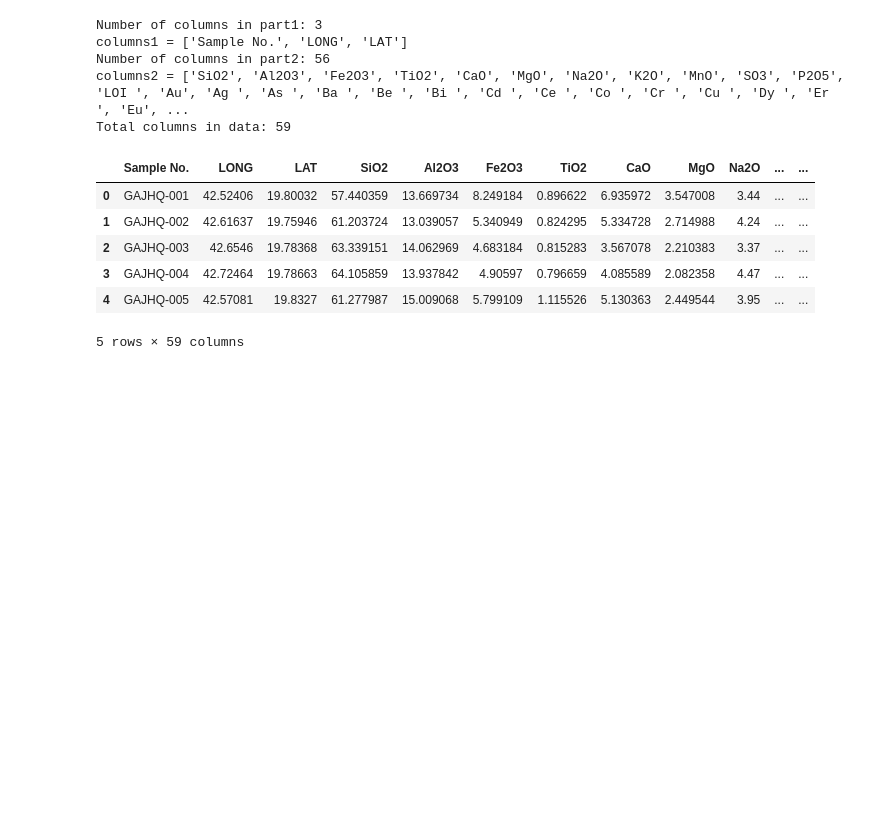
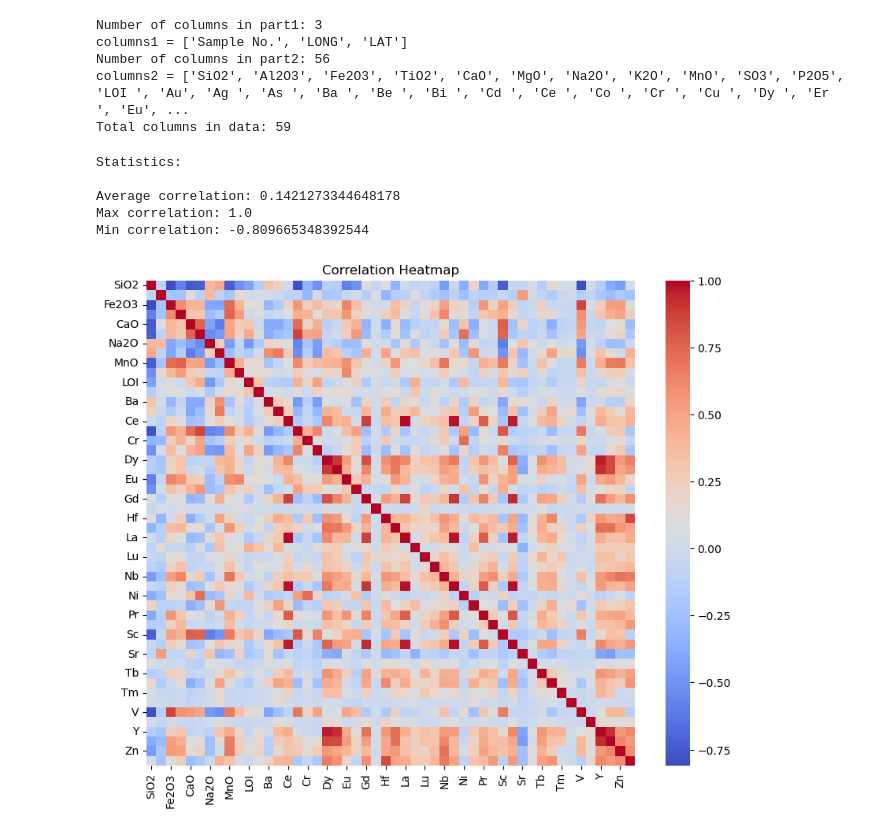
Before and after one commit to tyhowee/personal_code, a Jupyter notebook: data_analysis/saudi_data.ipynb, the cells around one changed output. Cells and saved outputs as stored; diff of their text form; code cells hidden in the pictures; blank space fills up the shorter version.

```diff
--- a/data_analysis/saudi_data.ipynb
+++ b/data_analysis/saudi_data.ipynb
@@ -4,4 +8,5 @@ import numpy as np
 # %%
-# Import file 1
+### Import file 1
 gajhq_filepath = r"C:\Users\TyHow\MinersAI Dropbox\Science\Geo Data\Saudi Arabia\Jabal Al Hasir\GA  GAJHQ   Jabal al Hasir Data.xlsx"
-gajhq_data = pd.read_excel(gajhq_filepath, sheet_name="Jabal al Hasir Database")
+gajhq_raw_data = pd.read_excel(gajhq_filepath, sheet_name="Jabal al Hasir Database")
+gajhq_raw_data.head(5)
@@ -8,7 +21,7 @@ gajhq_data = pd.read_excel(gajhq_filepath, sheet_name="Jabal al Hasir Database")
 # %%
-# Set custom headers, drop header rows, and reset index
-gajhq_columns_part1 = gajhq_data.iloc[6, 0:3].tolist()
-gajhq_columns_part2 = gajhq_data.iloc[4, 3:].tolist()
+### Set custom headers, drop header rows, and reset index
+gajhq_columns_part1 = gajhq_raw_data.iloc[6, 0:3].tolist()
+gajhq_columns_part2 = gajhq_raw_data.iloc[4, 3:].tolist()
 
 gajhq_columns = gajhq_columns_part1 + gajhq_columns_part2
 
@@ -16,8 +29,9 @@ print("Number of columns in part1:", len(gajhq_columns_part1))
 print('columns1 =', gajhq_columns_part1)
 print("Number of columns in part2:", len(gajhq_columns_part2))
 print('columns2 =', gajhq_columns_part2)
-print("Total columns in data:", gajhq_data.shape[1])
+print("Total columns in data:", gajhq_raw_data.shape[1])
 
+gajhq_data = gajhq_raw_data.copy()
 gajhq_data.columns = gajhq_columns
 gajhq_data.columns = gajhq_data.columns.str.strip()
 gajhq_data = gajhq_data.iloc[7:].reset_index(drop=True)
@@ -27,13 +41,3 @@ columns1 = ['Sample No.', 'LONG', 'LAT']
 Number of columns in part2: 56
 columns2 = ['SiO2', 'Al2O3', 'Fe2O3', 'TiO2', 'CaO', 'MgO', 'Na2O', 'K2O', 'MnO', 'SO3', 'P2O5', 'LOI ', 'Au', 'Ag ', 'As ', 'Ba ', 'Be ', 'Bi ', 'Cd ', 'Ce ', 'Co ', 'Cr ', 'Cu ', 'Dy ', 'Er ', 'Eu', ...
 Total columns in data: 59
-# %%
-gajhq_data.head(5)
-# %% [output]
-|  | Sample No. | LONG | LAT | SiO2 | Al2O3 | Fe2O3 | TiO2 | CaO | MgO | Na2O | ... | ... |
-| 0 | GAJHQ-001 | 42.52406 | 19.80032 | 57.440359 | 13.669734 | 8.249184 | 0.896622 | 6.935972 | 3.547008 | 3.44 | ... | ... |
-| 1 | GAJHQ-002 | 42.61637 | 19.75946 | 61.203724 | 13.039057 | 5.340949 | 0.824295 | 5.334728 | 2.714988 | 4.24 | ... | ... |
-| 2 | GAJHQ-003 | 42.6546 | 19.78368 | 63.339151 | 14.062969 | 4.683184 | 0.815283 | 3.567078 | 2.210383 | 3.37 | ... | ... |
-| 3 | GAJHQ-004 | 42.72464 | 19.78663 | 64.105859 | 13.937842 | 4.90597 | 0.796659 | 4.085589 | 2.082358 | 4.47 | ... | ... |
-| 4 | GAJHQ-005 | 42.57081 | 19.8327 | 61.277987 | 15.009068 | 5.799109 | 1.115526 | 5.130363 | 2.449544 | 3.95 | ... | ... |
-5 rows × 59 columns
@@ -39,0 +84,20 @@ gajhq_data.head(5)
+# %%
+# Corr plot
+gajhq_corr = gajhq_data.iloc[:, 3:].corr()
+
+print("Statistics:\n")
+print("Average correlation:", gajhq_corr.stack().mean())
+print("Max correlation:", gajhq_corr.stack().max())
+print("Min correlation:", gajhq_corr.stack().min())
+
+plt.figure(figsize=(10, 8))
+sns.heatmap(gajhq_corr, annot=False, fmt=".2f", cmap="coolwarm")
+plt.title("Correlation Heatmap")
+plt.show()
+# %% [output]
+Statistics:
+
+Average correlation: 0.1421273344648178
+Max correlation: 1.0
+Min correlation: -0.809665348392544
+[figure, added]
```
Also changed, not shown: parts of 5 cells of this notebook.
